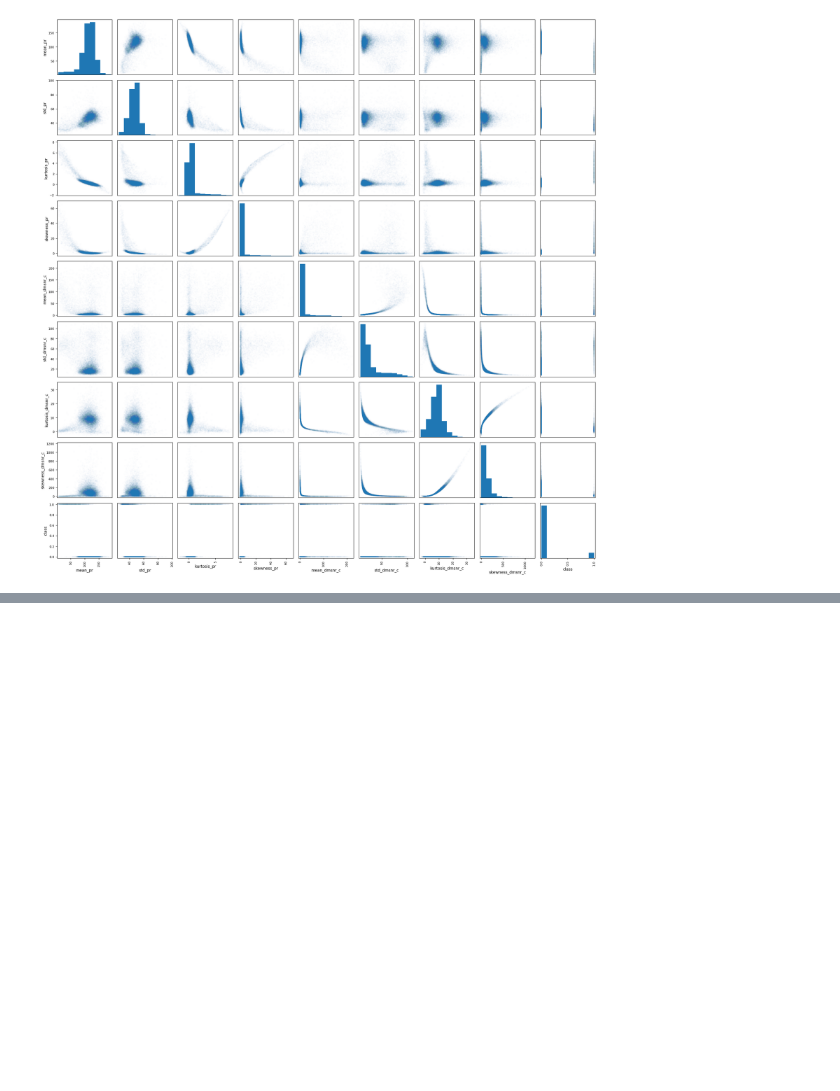
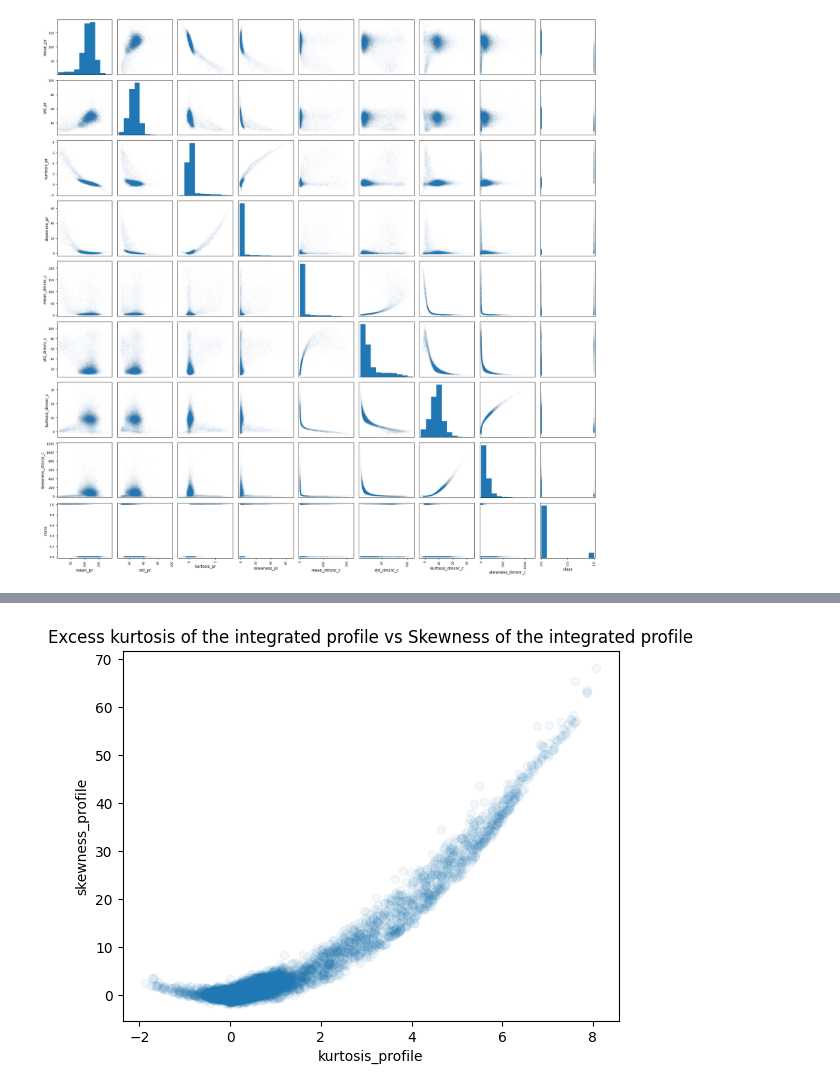
Before and after one commit to RuslanKovalyovNN01/predicting-a-pulsar-star, a Jupyter notebook: predicting_a_pulsar_star.ipynb, the cells around one changed output, grey strips where cells are left out. Saved outputs shown, nothing was run; the diff lists cells and outputs as text; code cells hidden in the pictures; blank space fills up the shorter version.

```diff
--- a/predicting_a_pulsar_star.ipynb
+++ b/predicting_a_pulsar_star.ipynb
@@ -64,0 +74,8 @@ pass
+# %%
+plt.plot(data['kurtosis_pr'], data['skewness_pr'], 'o', alpha = 0.05)
+plt.xlabel('kurtosis_profile')
+plt.ylabel('skewness_profile')
+plt.title('Excess kurtosis of the integrated profile vs Skewness of the integrated profile')
+pass
+# %% [output]
+[figure, added]
```
Also changed, not shown: parts of 2 cells of this notebook.
